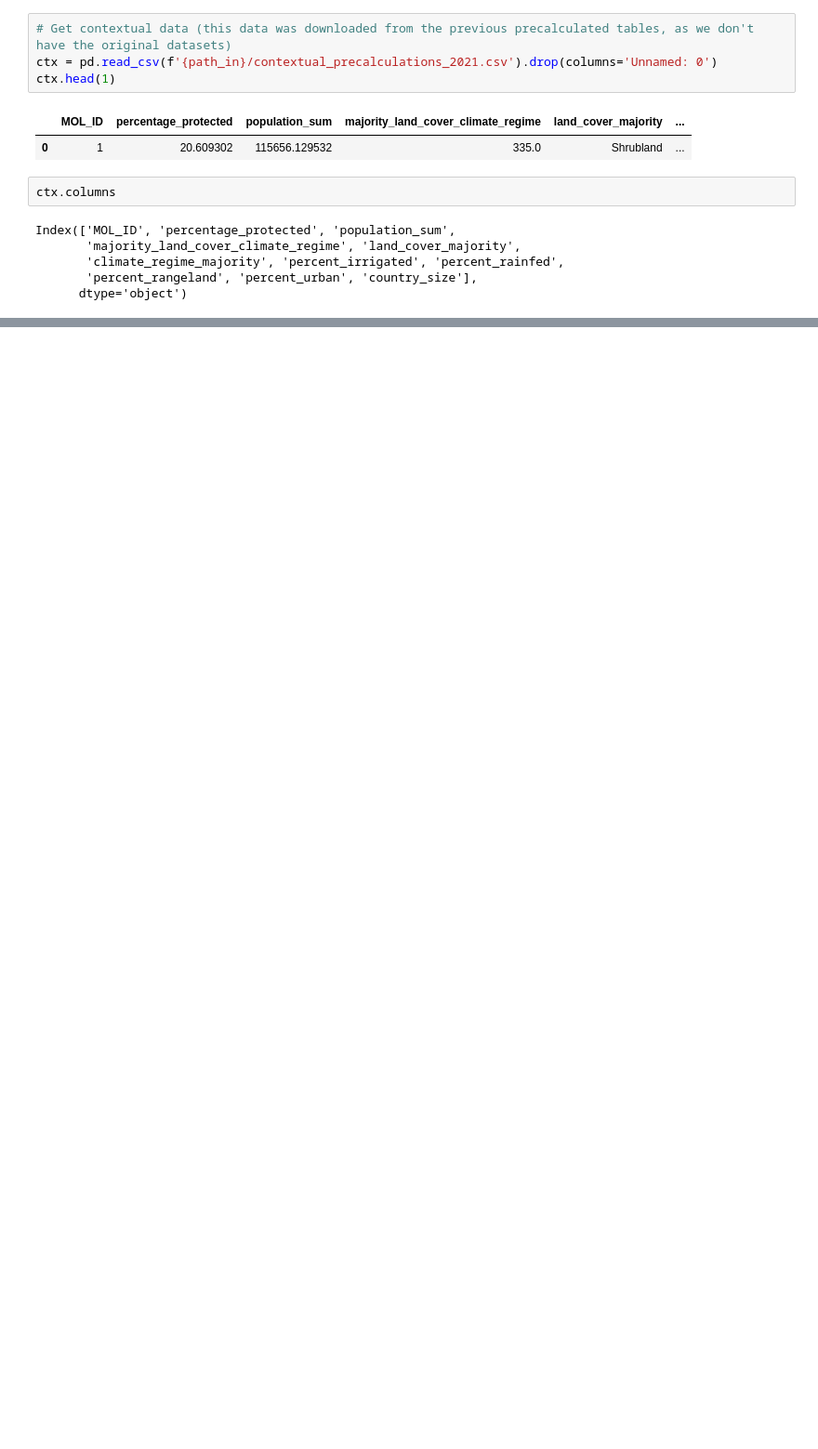
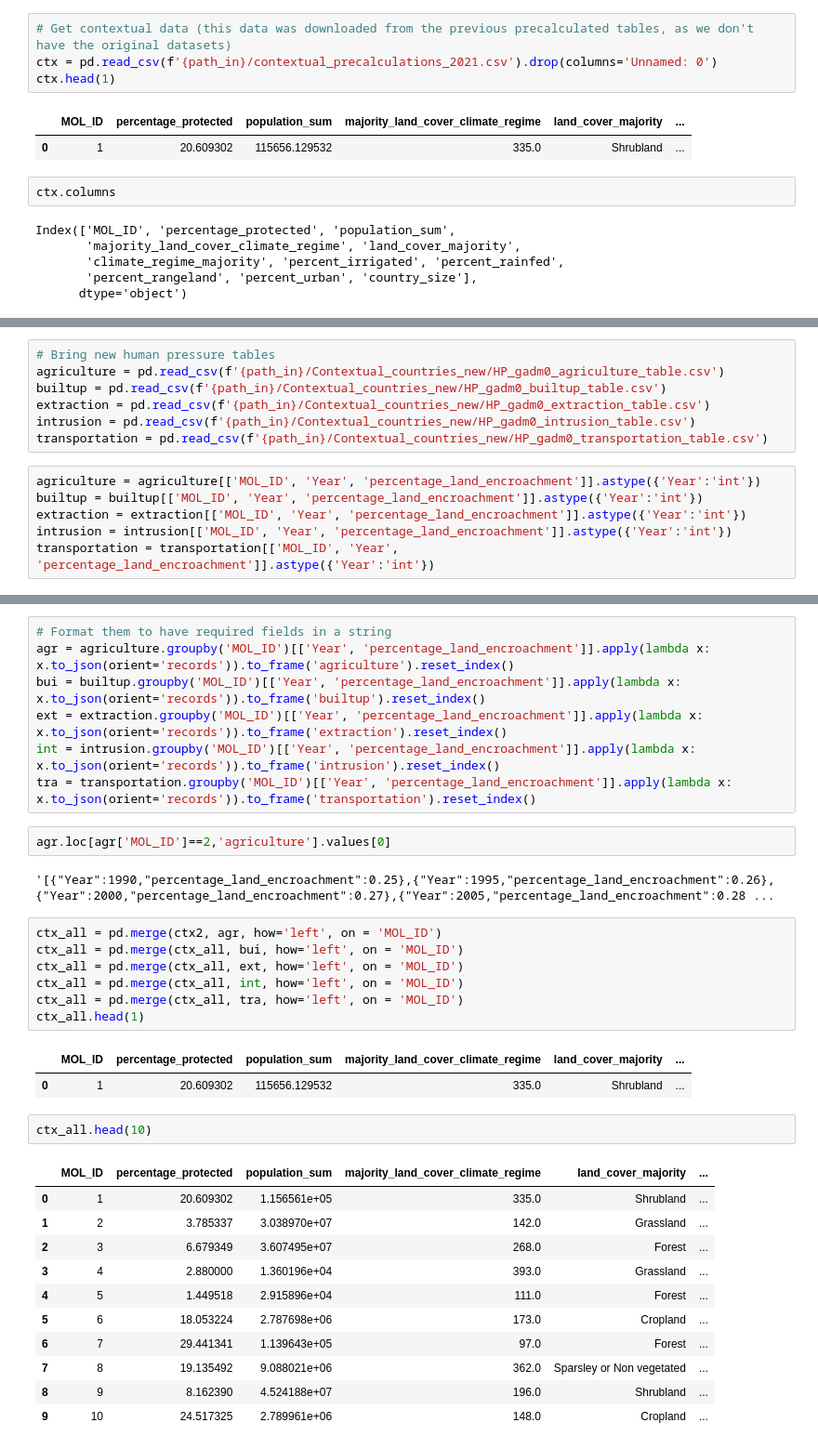
Before and after one commit to Vizzuality/he-scratchfolder, a Jupyter notebook: Precalculated_gadm0_SPS.ipynb, the cells around one changed output, grey strips where cells are left out. Shown at 93% size. Saved outputs shown, nothing was run; the diff lists cells and outputs as text; blank space fills up the shorter version.

Commit message:
precalculations for countries and regions including new human pressures

```diff
--- a/Precalculated_gadm0_SPS.ipynb
+++ b/Precalculated_gadm0_SPS.ipynb
@@ -474,0 +474,13 @@ ctx2.head(5)
+# %%
+# Bring new human pressure tables
+agriculture = pd.read_csv(f'{path_in}/Contextual_countries_new/HP_gadm0_agriculture_table.csv')
+builtup = pd.read_csv(f'{path_in}/Contextual_countries_new/HP_gadm0_builtup_table.csv')
+extraction = pd.read_csv(f'{path_in}/Contextual_countries_new/HP_gadm0_extraction_table.csv')
+intrusion = pd.read_csv(f'{path_in}/Contextual_countries_new/HP_gadm0_intrusion_table.csv')
+transportation = pd.read_csv(f'{path_in}/Contextual_countries_new/HP_gadm0_transportation_table.csv')
+# %%
+agriculture = agriculture[['MOL_ID', 'Year', 'percentage_land_encroachment']].astype({'Year':'int'})
+builtup = builtup[['MOL_ID', 'Year', 'percentage_land_encroachment']].astype({'Year':'int'})
+extraction = extraction[['MOL_ID', 'Year', 'percentage_land_encroachment']].astype({'Year':'int'})
+intrusion = intrusion[['MOL_ID', 'Year', 'percentage_land_encroachment']].astype({'Year':'int'})
+transportation = transportation[['MOL_ID', 'Year', 'percentage_land_encroachment']].astype({'Year':'int'})
@@ -475 +503,36 @@ ctx2.head(5)
+# %%
+# Format them to have required fields in a string
+agr = agriculture.groupby('MOL_ID')[['Year', 'percentage_land_encroachment']].apply(lambda x: x.to_json(orient='records')).to_frame('agriculture').reset_index()
+bui = builtup.groupby('MOL_ID')[['Year', 'percentage_land_encroachment']].apply(lambda x: x.to_json(orient='records')).to_frame('builtup').reset_index()
+ext = extraction.groupby('MOL_ID')[['Year', 'percentage_land_encroachment']].apply(lambda x: x.to_json(orient='records')).to_frame('extraction').reset_index()
+int = intrusion.groupby('MOL_ID')[['Year', 'percentage_land_encroachment']].apply(lambda x: x.to_json(orient='records')).to_frame('intrusion').reset_index()
+tra = transportation.groupby('MOL_ID')[['Year', 'percentage_land_encroachment']].apply(lambda x: x.to_json(orient='records')).to_frame('transportation').reset_index()
+# %%
+agr.loc[agr['MOL_ID']==2,'agriculture'].values[0]
+# %% [output]
+'[{"Year":1990,"percentage_land_encroachment":0.25},{"Year":1995,"percentage_land_encroachment":0.26},{"Year":2000,"percentage_land_encroachment":0.27},{"Year":2005,"percentage_land_encroachment":0.28 ...
+# %%
+ctx_all = pd.merge(ctx2, agr, how='left', on = 'MOL_ID')
+ctx_all = pd.merge(ctx_all, bui, how='left', on = 'MOL_ID')
+ctx_all = pd.merge(ctx_all, ext, how='left', on = 'MOL_ID')
+ctx_all = pd.merge(ctx_all, int, how='left', on = 'MOL_ID')
+ctx_all = pd.merge(ctx_all, tra, how='left', on = 'MOL_ID')
+ctx_all.head(1)
+# %% [output]
+|  | MOL_ID | percentage_protected | population_sum | majority_land_cover_climate_regime | land_cover_majority | ... |
+| 0 | 1 | 20.609302 | 115656.129532 | 335.0 | Shrubland | ... |
+# %%
+ctx_all.head(10)
+# %% [output]
+|  | MOL_ID | percentage_protected | population_sum | majority_land_cover_climate_regime | land_cover_majority | ... |
+| 0 | 1 | 20.609302 | 1.156561e+05 | 335.0 | Shrubland | ... |
+| 1 | 2 | 3.785337 | 3.038970e+07 | 142.0 | Grassland | ... |
+| 2 | 3 | 6.679349 | 3.607495e+07 | 268.0 | Forest | ... |
+| 3 | 4 | 2.880000 | 1.360196e+04 | 393.0 | Grassland | ... |
+| 4 | 5 | 1.449518 | 2.915896e+04 | 111.0 | Forest | ... |
+| 5 | 6 | 18.053224 | 2.787698e+06 | 173.0 | Cropland | ... |
+| 6 | 7 | 29.441341 | 1.139643e+05 | 97.0 | Forest | ... |
+| 7 | 8 | 19.135492 | 9.088021e+06 | 362.0 | Sparsley or Non vegetated | ... |
+| 8 | 9 | 8.162390 | 4.524188e+07 | 196.0 | Shrubland | ... |
+| 9 | 10 | 24.517325 | 2.789961e+06 | 148.0 | Cropland | ... |
 # %%
```
Also changed, not shown: parts of 15 cells of this notebook, 1 other file.
